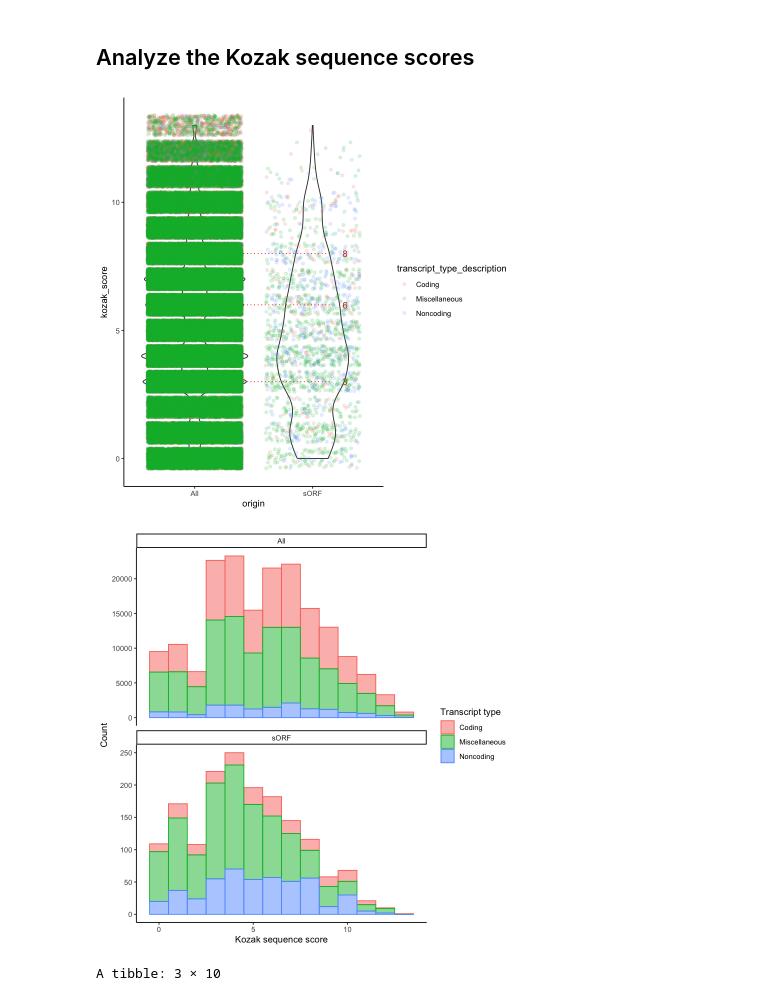
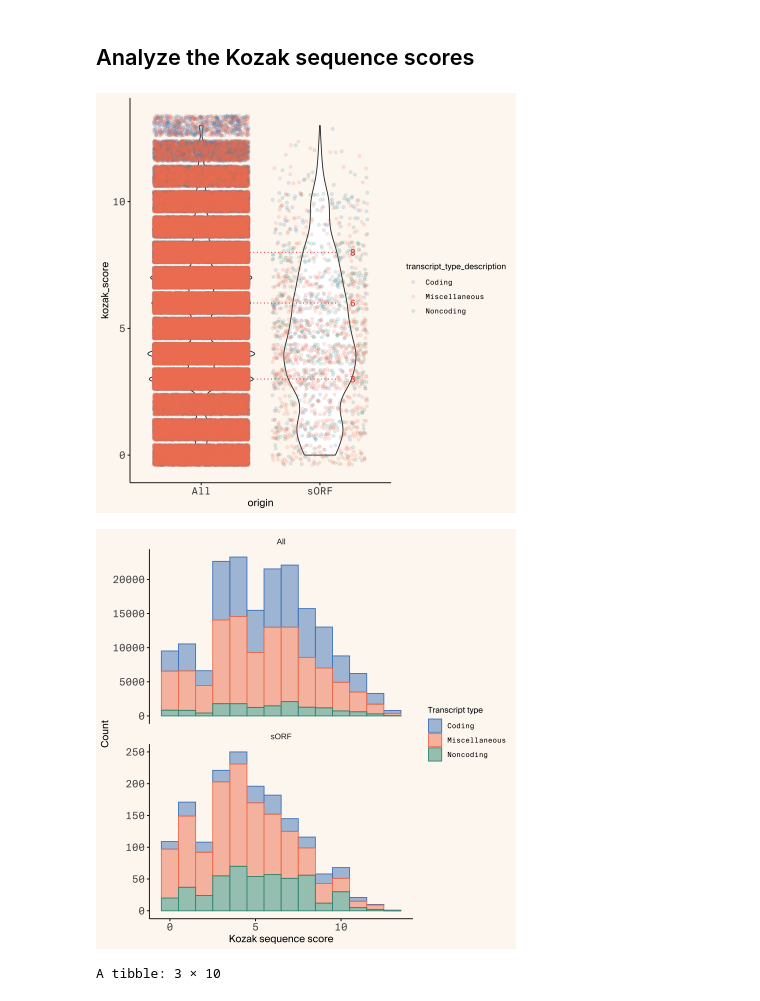
Before and after one commit to Arcadia-Science/2024-peptigate-evaluation, a Jupyter notebook: evaluation/kozak_scores/20240614-compare-kozak-scores.ipynb, the cells around one changed output. Saved outputs shown, nothing was run; the diff lists cells and outputs as text; code cells hidden in the pictures.

Commit message:
update kozac to arcadia themer

```diff
--- a/evaluation/kozak_scores/20240614-compare-kozak-scores.ipynb
+++ b/evaluation/kozak_scores/20240614-compare-kozak-scores.ipynb
@@ -109,18 +103,21 @@ ggplot(kozak, aes(y = kozak_score, x = origin)) +
             aes(x = 2.32, y = Median, label = Median), hjust = 1.5, color = "red") +
   geom_text(data = quantiles_df %>% filter(origin == "All"),
             aes(x = 2.32, y = Q75, label = Q75), hjust = 1.5, color = "red") +
-  theme_classic() +
-  geom_jitter(aes(color = transcript_type_description), alpha = 0.15)
+  theme_arcadia() +
+  geom_jitter(aes(color = transcript_type_description), alpha = 0.15) +
+  scale_color_arcadia()
 # %% [output]
-[figure, old version]
+[figure, new version]
 # %%
 ggplot(kozak, aes(x = kozak_score, fill = transcript_type_description, color = transcript_type_description)) +
   geom_histogram(alpha = .5, bins = 14) +
   facet_wrap(~origin, nrow = 2, scales = "free_y") +
-  theme_classic() +
-  labs(x = "Kozak sequence score", y = "Count", fill = "Transcript type", color = "Transcript type")
+  theme_arcadia() +
+  labs(x = "Kozak sequence score", y = "Count", fill = "Transcript type", color = "Transcript type") +
+  scale_fill_arcadia() +
+  scale_color_arcadia()
 # %% [output]
-[figure, old version]
+[figure, new version]
 # %%
 results <- kozak %>%
   group_by(transcript_type_description) %>%
```
Also changed, not shown: parts of 3 cells of this notebook.
